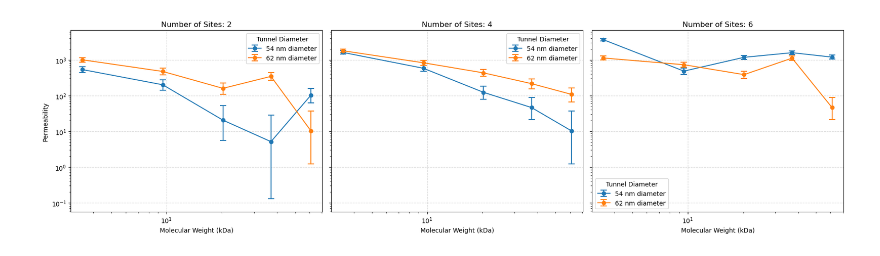
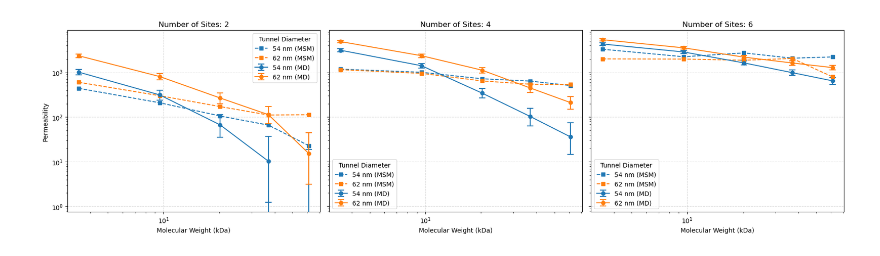
Before and after one commit to ravehlab/iMSM, a Jupyter notebook: 020_PRC_dilated_small_variants.ipynb, the cells around one changed output. Cells and saved outputs as stored; diff of their text form; code cells hidden in the pictures.

```diff
--- a/020_PRC_dilated_small_variants.ipynb
+++ b/020_PRC_dilated_small_variants.ipynb
@@ -34,7 +36,7 @@ for sites in [2,4,6]:
             params['LOAD_MD_STEP_NS'] = 100
 
             params['CUSTOM_FG_COORDS_PATH'] = f"data/ntr_variants_dilated/{sites}_{10}/2_single_sim_fg_coords/"
-            params['TM_PRIOR'] = 0.01
+            params['TM_PRIOR'] = 0.0001
             params['STATE_CHOICE_METHOD'] = "distance" # options: "prominent", "distance", "nuc_cyt_treshold"
             params['DISTANCE_STATE_THRESHOLD_NM'] = 10
 
@@ -43,11 +45,11 @@ for sites in [2,4,6]:
             # params['N_CLUSTERS'] = [640]
 
             params['MODE'] = "subset"
-            params['N_CLUSTERS'] = [160]
+            params['N_CLUSTERS'] = [80]
             params['DATA_SUBSET'] = subset
             params['DATA_SUBSET_INDEX'] = 0
             params['DATA_SUBSET_MODE'] = "simulation"
 
-            run(checkpoint_path, params_override=params, start_stage=3, end_stage=8)
+            run(checkpoint_path, params_override=params, start_stage=6, end_stage=8)
 # %% [output]
 ~~~~~~~ Running for 2 sites and radius 10 ~~~~~~~
@@ -167,55 +200,72 @@ print(results)
 # %%
 
-# Convert the results list of dicts to a Pandas DataFrame
-df = pd.DataFrame(results)
+# Convert the results list of dicts to Pandas DataFrames
+df_md = pd.DataFrame(md_results)
+df_msm = pd.DataFrame(msm_results)
 
 # Create a figure with 3 subplots (1 row, 3 columns)
 fig, axes = plt.subplots(1, 3, figsize=(18, 5), sharey=True)
 
 # Get the unique site values (should be [2, 4, 6])
-n_sites_list = sorted(df['sites'].unique())
+n_sites_list = sorted(df_md['sites'].unique())
+
+color_cycle = plt.rcParams['axes.prop_cycle'].by_key()['color']
+diameter_colors = {54: color_cycle[0], 62: color_cycle[1]}
 
 for idx, sites in enumerate(n_sites_list):
     ax = axes[idx]
 
     # Filter data for the current number of sites
-    df_sites = df[df['sites'] == sites]
+    df_md_sites = df_md[df_md['sites'] == sites]
+    df_msm_sites = df_msm[df_msm['sites'] == sites]
 
     # Plot a line for each tunnel diameter
     for diameter in [54, 62]:
-        df_plot = df_sites[df_sites['tunnel_diameter_nm'] == diameter].sort_values('kda')
+        color = diameter_colors[diameter]
 
+        # MD data with error bars
+        df_plot = df_md_sites[df_md_sites['tunnel_diameter_nm'] == diameter].sort_values('kda')
         x = df_plot['kda']
         y = df_plot['permeability']
-
-        # matplotlib expects the error distance from the point, not the absolute values
         yerr_lower = np.maximum(0, y - df_plot['lower_permeability'])
         yerr_upper = np.maximum(0, df_plot['upper_permeability'] - y)
 
         ax.errorbar(
             x, y,
             yerr=[yerr_lower, yerr_upper],
-            label=f'{diameter} nm diameter',
+            label=f'{diameter} nm (MD)',
             marker='o',
-            capsize=5,       # Adds horizontal caps to the error bars
+            capsize=5,
             capthick=1.5,
             elinewidth=1.5,
-            linestyle='-'
+            linestyle='-',
+            color=color
+        )
+
+        # MSM data (no error bars, dashed line)
+        df_msm_plot = df_msm_sites[df_msm_sites['tunnel_diameter_nm'] == diameter].sort_values('kda')
+        ax.plot(
+            df_msm_plot['kda'],
+            df_msm_plot['permeability'] / 3,
+            label=f'{diameter} nm (MSM)',
+            marker='s',
+            linestyle='--',
+            color=color
         )
 
     ax.set_title(f'Number of Sites: {sites}')
     ax.set_xlabel('Molecular Weight (kDa)')
 
     ax.set_xscale('log')
     ax.set_yscale('log')
 
     if idx == 0:
         ax.set_ylabel('Permeability')
 
     ax.legend(title='Tunnel Diameter')
     ax.grid(True, linestyle='--', alpha=0.5)
 
 plt.tight_layout()
 plt.show()
 # %% [output]
-[figure, old version]
+[figure, new version]
```
Also changed, not shown: parts of 3 cells of this notebook, 2 other files.
